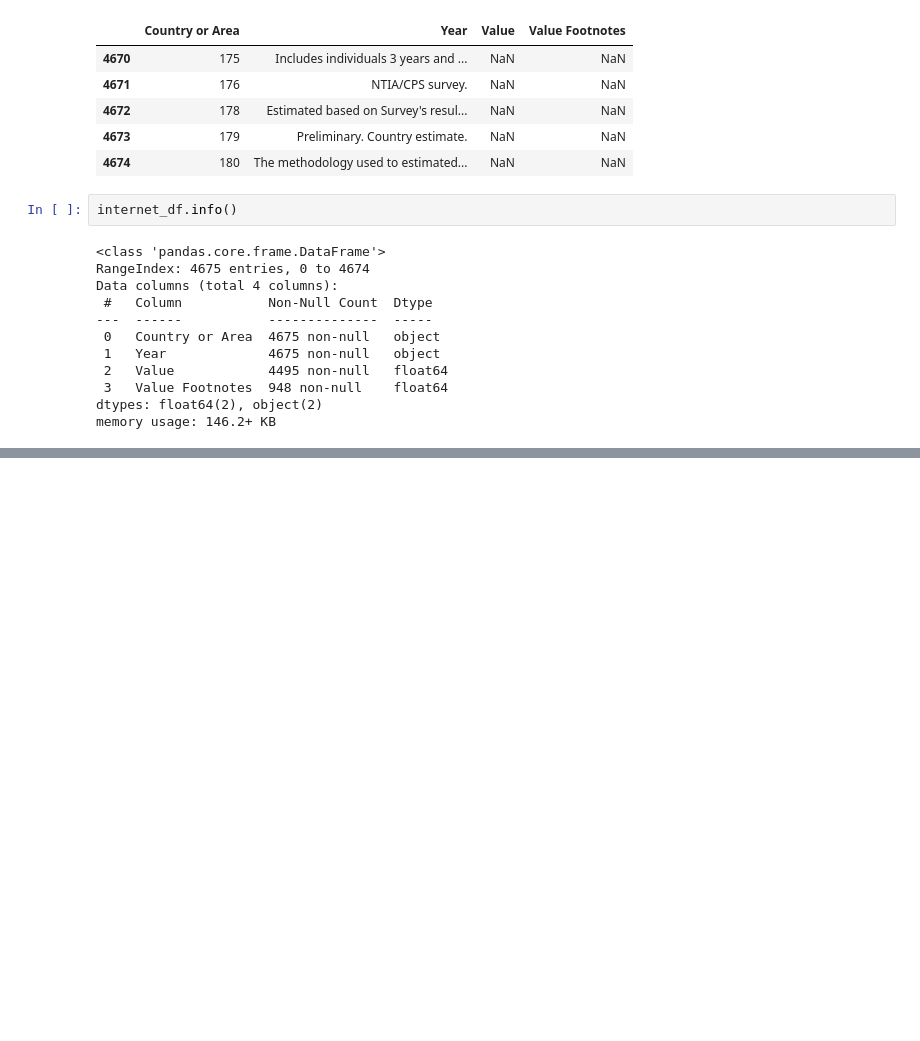
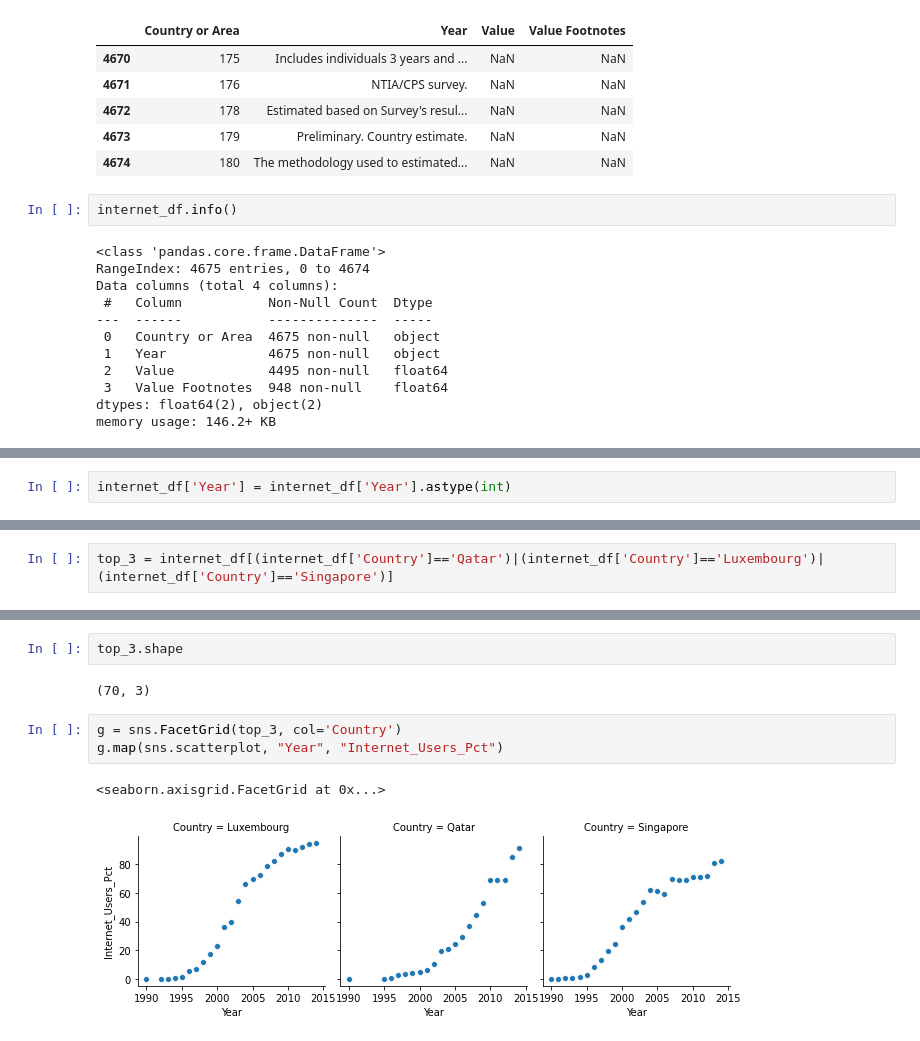
Before and after one commit to nss-data-science-cohort-4/dq1-undata-zylstraa, a Jupyter notebook: notebooks/UN_Data_Exploration.ipynb, the cells around one changed output, grey strips where cells are left out. Drawn from its saved outputs; the diff is of its cells as text; blank space fills up the shorter version.

```diff
--- a/notebooks/UN_Data_Exploration.ipynb
+++ b/notebooks/UN_Data_Exploration.ipynb
@@ -507,0 +610,2 @@ TO LEXA: you're trying to drop the last rows that aren't listing a year/country
+# %%
+internet_df['Year'] = internet_df['Year'].astype(int)
@@ -507,0 +688,2 @@ TO LEXA: you're trying to drop the last rows that aren't listing a year/country
+# %%
+top_3 = internet_df[(internet_df['Country']=='Qatar')|(internet_df['Country']=='Luxembourg')|(internet_df['Country']=='Singapore')]
@@ -507,0 +708,10 @@ TO LEXA: you're trying to drop the last rows that aren't listing a year/country
+# %%
+top_3.shape
+# %% [output]
+(70, 3)
+# %%
+g = sns.FacetGrid(top_3, col='Country')
+g.map(sns.scatterplot, "Year", "Internet_Users_Pct")
+# %% [output]
+<seaborn.axisgrid.FacetGrid at 0x...>
+[figure, added]
```
Also changed, not shown: parts of 50 cells of this notebook.
